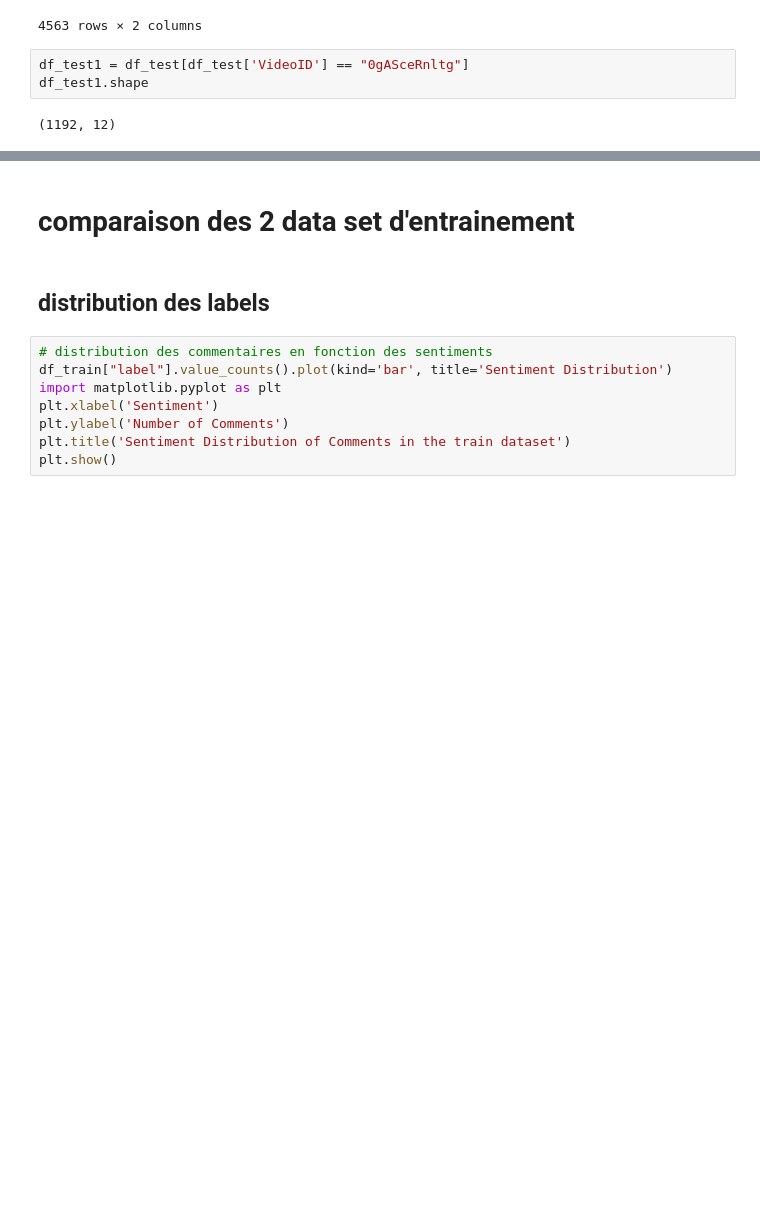
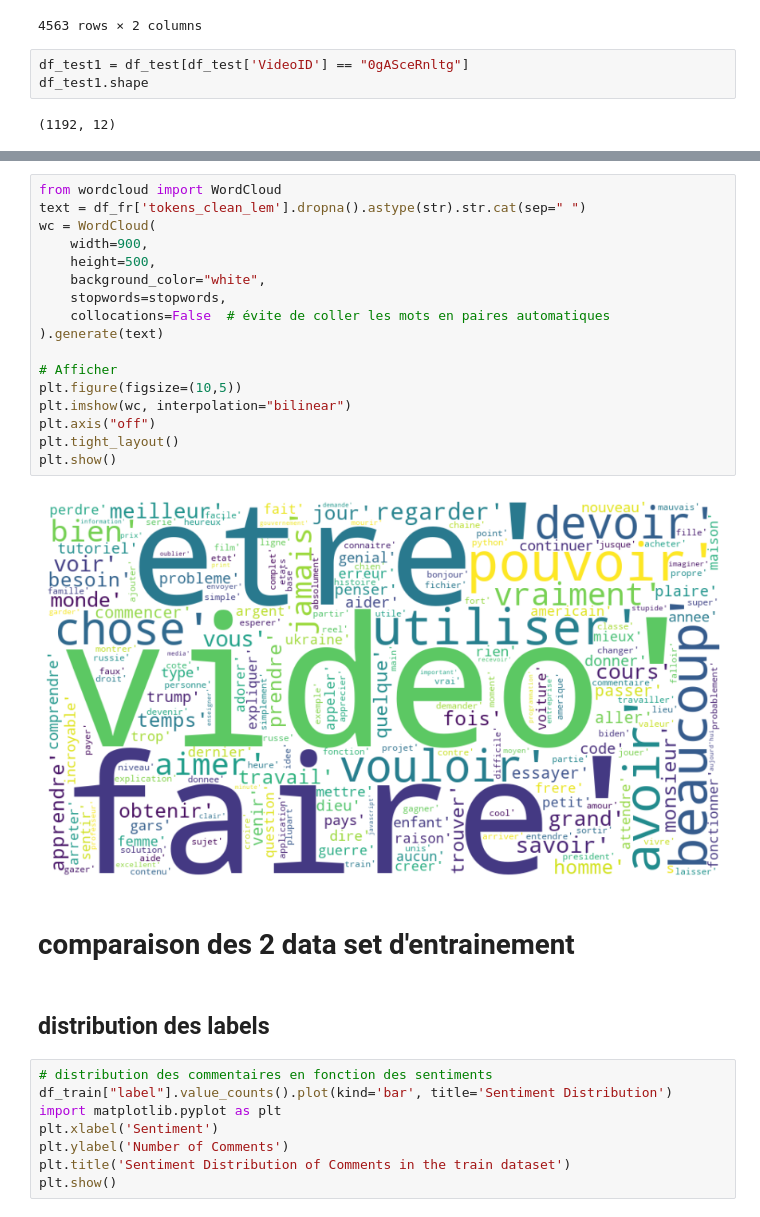
Before and after one commit to Carla-FL/Projet-RNCP, a Jupyter notebook: notebooks/1bis_EDA.ipynb, the cells around one changed output, grey strips where cells are left out. Saved outputs shown, nothing was run; the diff lists cells and outputs as text; blank space fills up the shorter version.

```diff
--- a/notebooks/1bis_EDA.ipynb
+++ b/notebooks/1bis_EDA.ipynb
@@ -191,3 +278,22 @@ df_train2.groupby('VideoID')['CommentID'].count().reset_index().sort_values(by='
+# %%
+from wordcloud import WordCloud
+text = df_fr['tokens_clean_lem'].dropna().astype(str).str.cat(sep=" ")
+wc = WordCloud(
+    width=900,
+    height=500,
+    background_color="white",
+    stopwords=stopwords,
+    collocations=False  # évite de coller les mots en paires automatiques
+).generate(text)
+
+# Afficher
+plt.figure(figsize=(10,5))
+plt.imshow(wc, interpolation="bilinear")
+plt.axis("off")
+plt.tight_layout()
+plt.show()
+# %% [output]
+[figure, added]
 # %% [markdown]
 # comparaison des 2 data set d'entrainement
 # %% [markdown]
```
Also changed, not shown: parts of 9 cells of this notebook, 28 other files.
